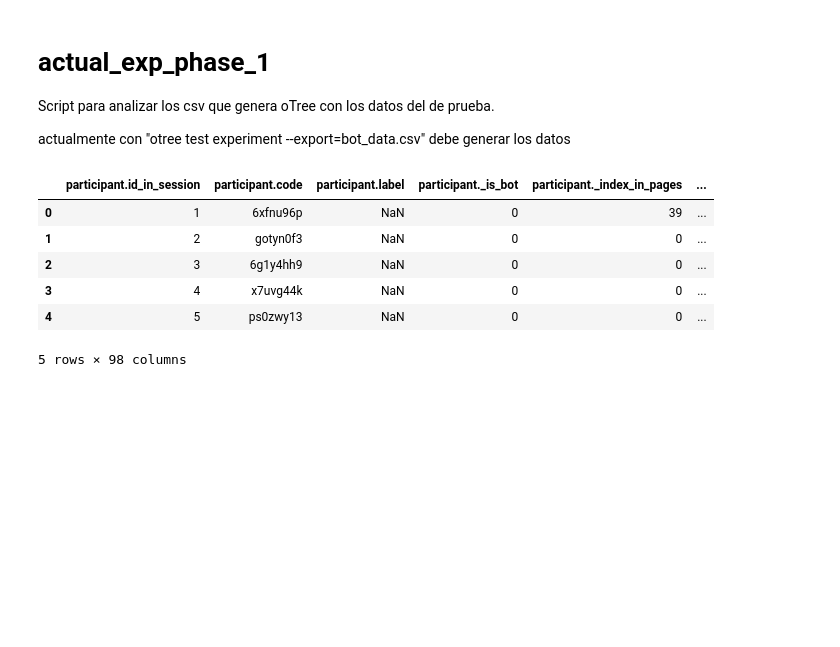
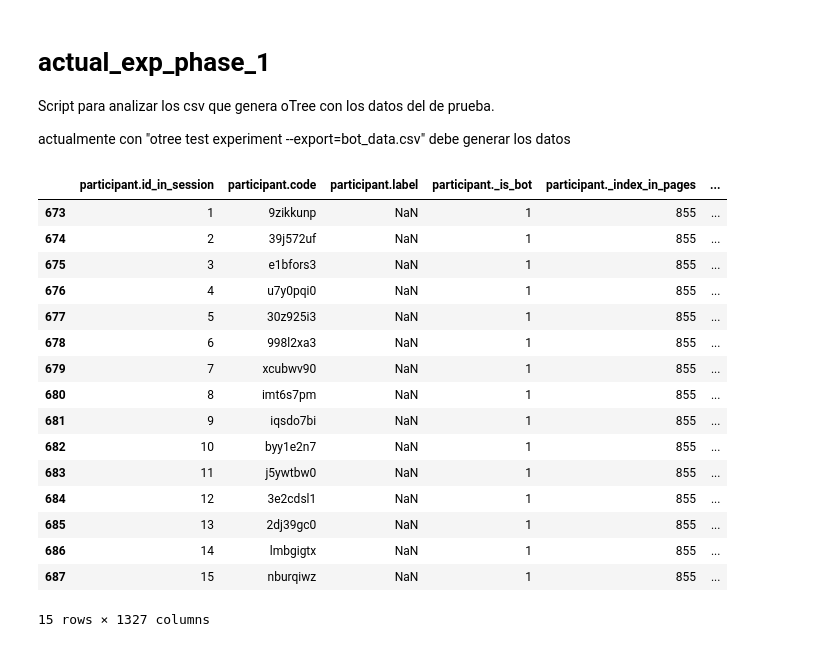
Before and after one commit to JoseShota/Experimento-IP, a Jupyter notebook: IP_Experiment/read_csv.ipynb, the cells around one changed output. Drawn from its saved outputs; the diff is of its cells as text; code cells hidden in the pictures; blank space fills up the shorter version.

```diff
--- a/IP_Experiment/read_csv.ipynb
+++ b/IP_Experiment/read_csv.ipynb
@@ -10,12 +14,2 @@ actual_exp_phase_1 = pd.read_csv('bot_data.csv/actual_exp_phase_1.csv')
-# %%
-actual_exp_phase_1.head()
-# %% [output]
-|  | participant.id_in_session | participant.code | participant.label | participant._is_bot | participant._index_in_pages | ... |
-| 0 | 1 | 6xfnu96p | NaN | 0 | 39 | ... |
-| 1 | 2 | gotyn0f3 | NaN | 0 | 0 | ... |
-| 2 | 3 | 6g1y4hh9 | NaN | 0 | 0 | ... |
-| 3 | 4 | x7uvg44k | NaN | 0 | 0 | ... |
-| 4 | 5 | ps0zwy13 | NaN | 0 | 0 | ... |
-5 rows × 98 columns
 # %%
 last_session_code = (
@@ -25,3 +19,23 @@ last_session_code = (
     .values
     [0]
 )
+# %%
+all_apps[all_apps['session.code'] == last_session_code]
+# %% [output]
+|  | participant.id_in_session | participant.code | participant.label | participant._is_bot | participant._index_in_pages | ... |
+| 673 | 1 | 9zikkunp | NaN | 1 | 855 | ... |
+| 674 | 2 | 39j572uf | NaN | 1 | 855 | ... |
+| 675 | 3 | e1bfors3 | NaN | 1 | 855 | ... |
+| 676 | 4 | u7y0pqi0 | NaN | 1 | 855 | ... |
+| 677 | 5 | 30z925i3 | NaN | 1 | 855 | ... |
+| 678 | 6 | 998l2xa3 | NaN | 1 | 855 | ... |
+| 679 | 7 | xcubwv90 | NaN | 1 | 855 | ... |
+| 680 | 8 | imt6s7pm | NaN | 1 | 855 | ... |
+| 681 | 9 | iqsdo7bi | NaN | 1 | 855 | ... |
+| 682 | 10 | byy1e2n7 | NaN | 1 | 855 | ... |
+| 683 | 11 | j5ywtbw0 | NaN | 1 | 855 | ... |
+| 684 | 12 | 3e2cdsl1 | NaN | 1 | 855 | ... |
+| 685 | 13 | 2dj39gc0 | NaN | 1 | 855 | ... |
+| 686 | 14 | lmbgigtx | NaN | 1 | 855 | ... |
+| 687 | 15 | nburqiwz | NaN | 1 | 855 | ... |
+15 rows × 1327 columns
```
Also changed, not shown: parts of 7 cells of this notebook.
